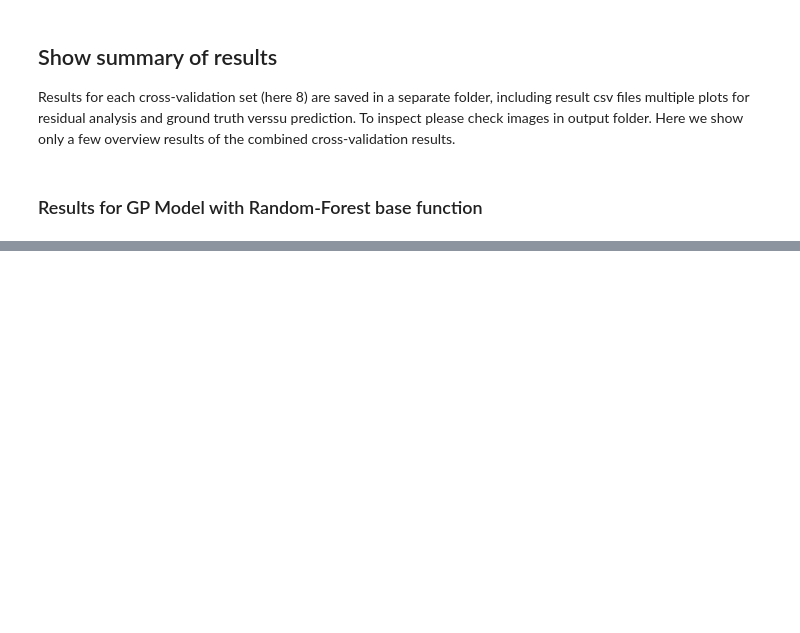
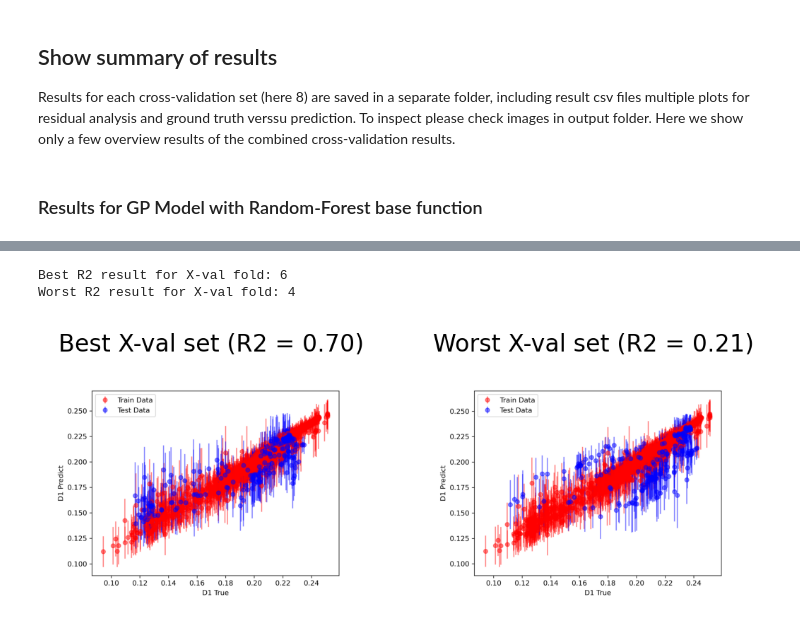
Before and after one commit to Sydney-Informatics-Hub/AgReFed-ML, a Jupyter notebook: notebooks/testmodels_st_moisture.ipynb, the cells around one changed output, grey strips where cells are left out. Cells and saved outputs as stored; diff of their text form; code cells hidden in the pictures; blank space fills up the shorter version.

```diff
--- a/notebooks/testmodels_st_moisture.ipynb
+++ b/notebooks/testmodels_st_moisture.ipynb
@@ -242,0 +254,21 @@ Image files generated:  ['Xvalidation_Residual_hist_D1.png', 'pred_vs_trueD1_com
+# %%
+# Plot best and worst X-validation results based on R2
+fold_top = dfstats.loc[np.argmax(dfstats.R2), 'nfold']
+print('Best R2 result for X-val fold:', fold_top)
+fold_bottom = dfstats.loc[np.argmin(dfstats.R2), 'nfold']
+print('Worst R2 result for X-val fold:', fold_bottom)
+
+fig, ax = plt.subplots(1,2, dpi =200)
+img = imread(f"{respath}/nfold_{fold_top}/pred_vs_trueD1_nfold{fold_top}.png", format='PNG')
+ax[0].set_axis_off()
+ax[0].imshow(img)
+ax[0].set_title(f'Best X-val set (R2 = {np.max(dfstats.R2):.2f})')
+img2 = imread(f"{respath}/nfold_{fold_bottom}/pred_vs_trueD1_nfold{fold_bottom}.png", format='PNG')
+ax[1].set_axis_off()
+ax[1].imshow(img2)
+ax[1].set_title(f'Worst X-val set (R2 = {np.min(dfstats.R2):.2f})')
+fig.show()
+# %% [output]
+Best R2 result for X-val fold: 6
+Worst R2 result for X-val fold: 4
+[figure, added]
```
Also changed, not shown: parts of 11 cells of this notebook.
